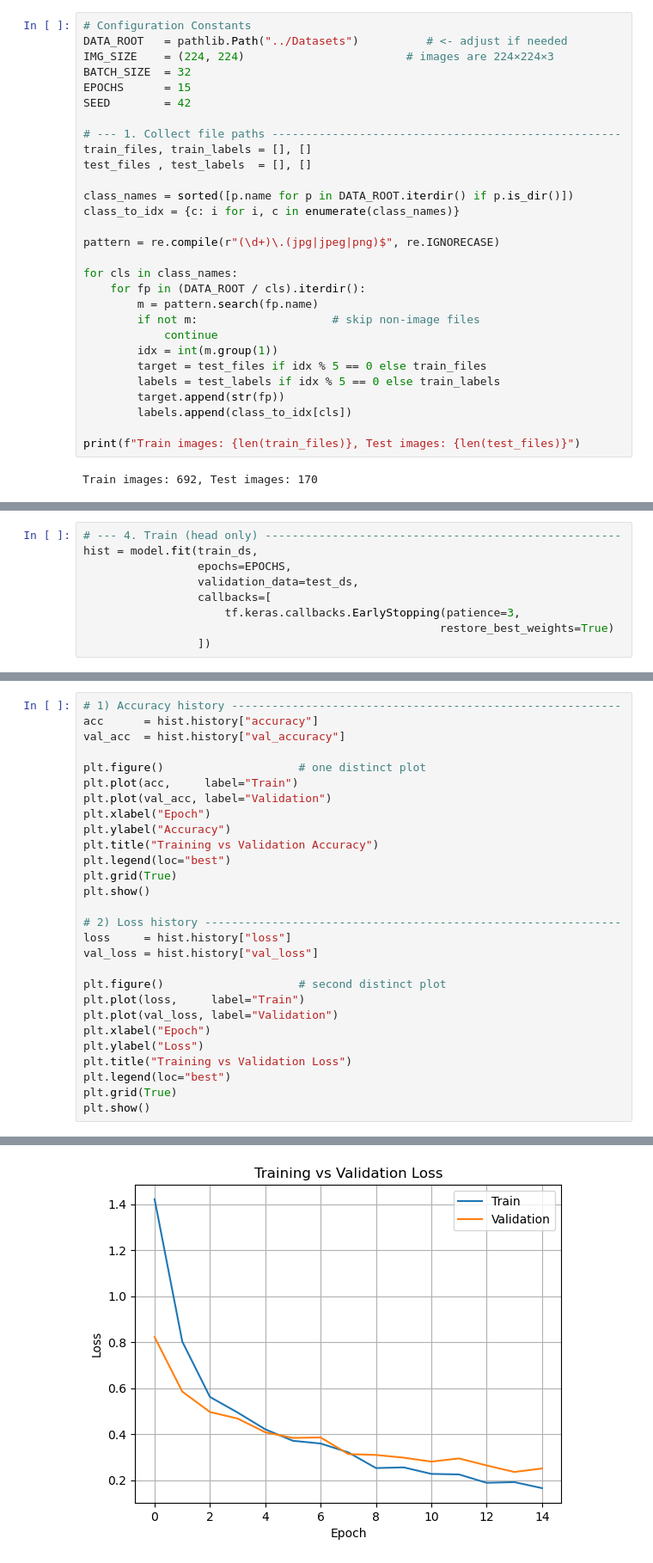
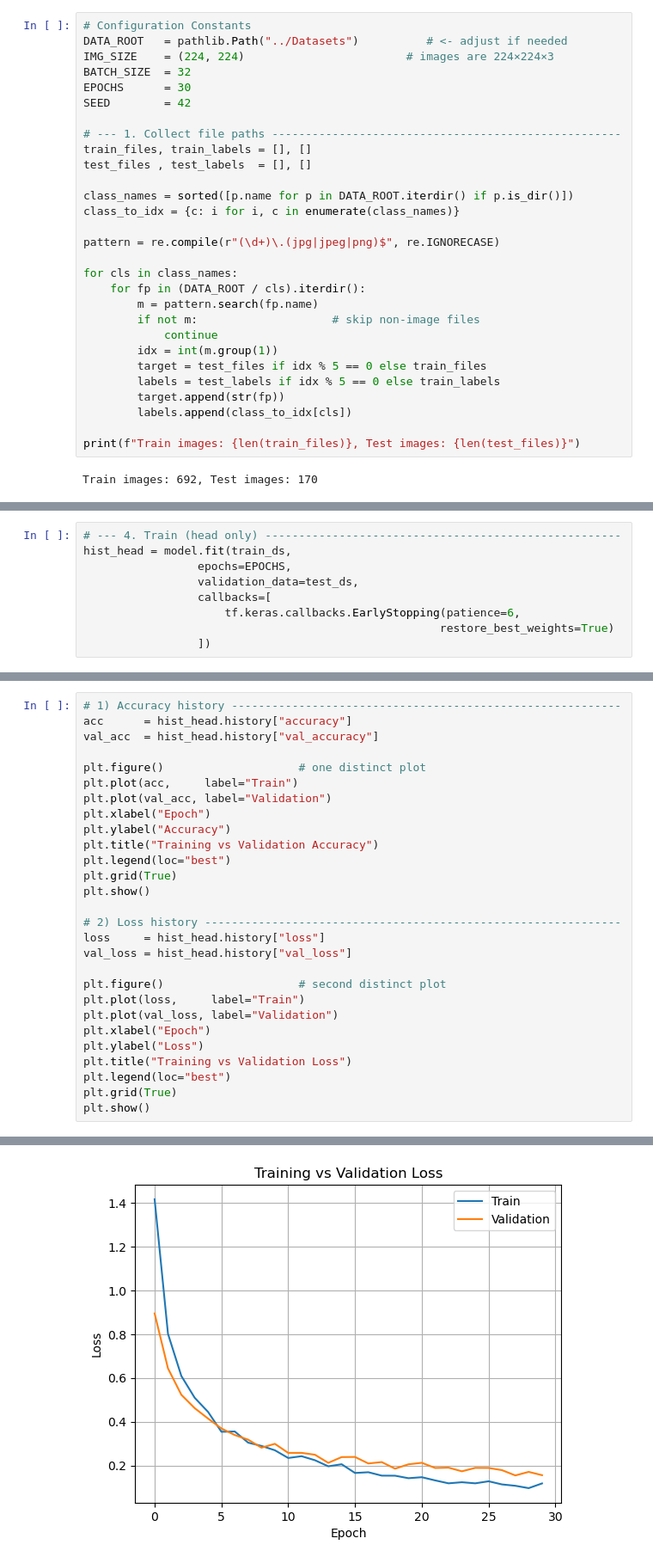
Before and after one commit to SalmanAlfarisi5/RiceLeafDisease, a Jupyter notebook: Models/MobileNetV2.ipynb, the cells around one changed output, grey strips where cells are left out. Shown at 86% size. Saved outputs shown, nothing was run; the diff lists cells and outputs as text.

```diff
--- a/Models/MobileNetV2.ipynb
+++ b/Models/MobileNetV2.ipynb
@@ -13,7 +22,7 @@ from keras.applications.mobilenet_v2 import preprocess_input
 DATA_ROOT   = pathlib.Path("../Datasets")          # <- adjust if needed
 IMG_SIZE    = (224, 224)                        # images are 224×224×3
 BATCH_SIZE  = 32
-EPOCHS      = 15
+EPOCHS      = 30
 SEED        = 42
 
 # --- 1. Collect file paths ----------------------------------------------------
@@ -83,11 +92,11 @@ model.compile(optimizer=tf.keras.optimizers.Adam(1e-3),
               metrics=["accuracy"])
 # %%
 # --- 4. Train (head only) -----------------------------------------------------
-hist = model.fit(train_ds,
+hist_head = model.fit(train_ds,
                  epochs=EPOCHS,
                  validation_data=test_ds,
                  callbacks=[
-                     tf.keras.callbacks.EarlyStopping(patience=3,
+                     tf.keras.callbacks.EarlyStopping(patience=6,
                                                      restore_best_weights=True)
                  ])
 # %% [output]
@@ -111,7 +120,7 @@ Epoch 15/15
 # %%
 # 1) Accuracy history ----------------------------------------------------------
-acc      = hist.history["accuracy"]
-val_acc  = hist.history["val_accuracy"]
+acc      = hist_head.history["accuracy"]
+val_acc  = hist_head.history["val_accuracy"]
 
 plt.figure()                    # one distinct plot
 plt.plot(acc,     label="Train")
@@ -124,8 +133,8 @@ plt.grid(True)
 plt.show()
 
 # 2) Loss history --------------------------------------------------------------
-loss     = hist.history["loss"]
-val_loss = hist.history["val_loss"]
+loss     = hist_head.history["loss"]
+val_loss = hist_head.history["val_loss"]
 
 plt.figure()                    # second distinct plot
 plt.plot(loss,     label="Train")
@@ -141,4 +150,4 @@ plt.show()
-[figure, old version]
+[figure, new version]
 # %%
 # --- 5. Optional fine-tuning ---------------------------------------------------
 base.trainable = True
```
Also changed, not shown: parts of 7 cells of this notebook, 3 other files.
